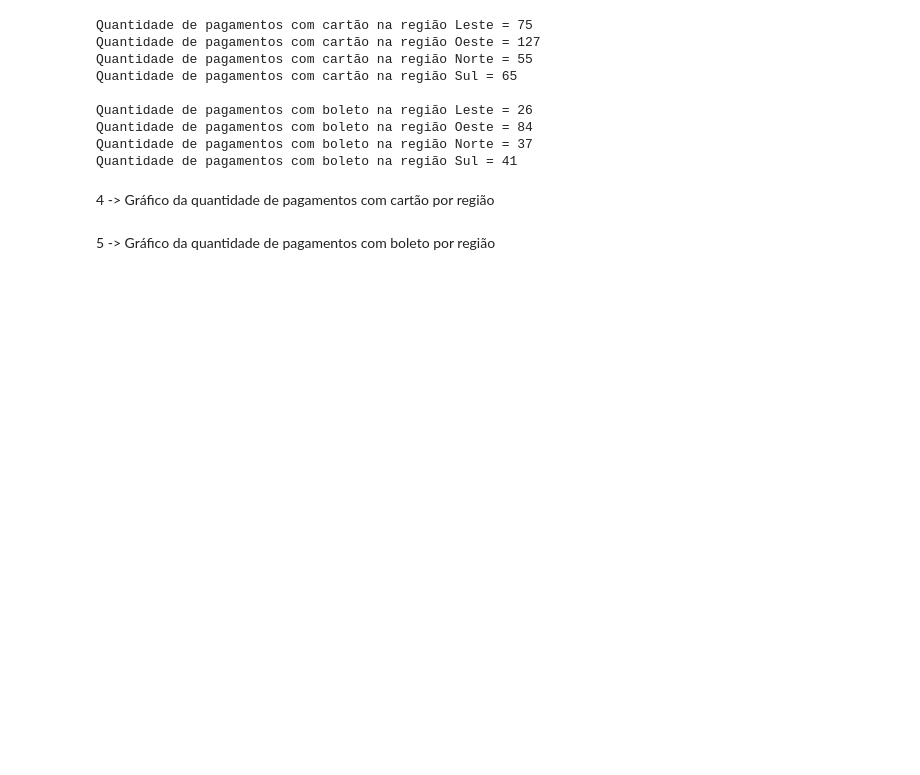
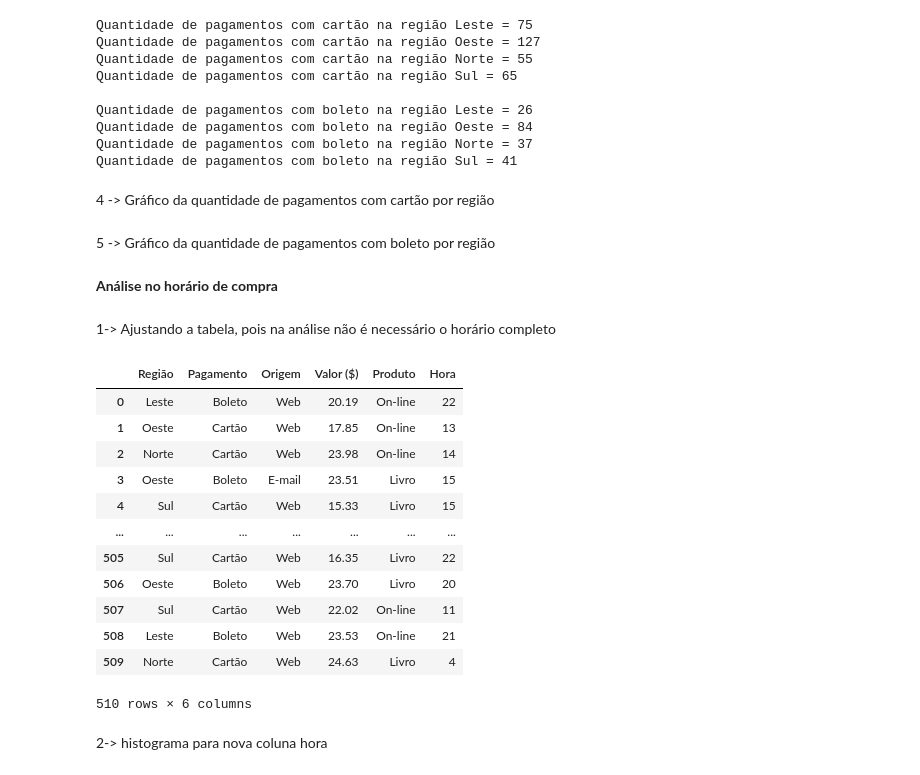
Before and after one commit to minhoca17/Analise, a Jupyter notebook: Análise.ipynb, the cells around one changed output. Saved outputs shown, nothing was run; the diff lists cells and outputs as text; code cells hidden in the pictures; blank space fills up the shorter version.

Commit message:
Análise de dados

```diff
--- a/Análise.ipynb
+++ b/Análise.ipynb
@@ -328,3 +313,29 @@ Figura_4.update_layout(
     height=500  # Altura do gráfico
 )
 Figura_4.show()
+# %% [markdown]
+**Análise no horário de compra**
+# %% [markdown]
+1-> Ajustando a tabela, pois na análise não é necessário o horário completo
+# %%
+# Extrair a parte da hora e atribuir a uma nova coluna 'Hora'
+df['Hora'] = df['Horário'].apply(lambda x: x.hour)
+# Tirar da tabela a parte do horário
+df.drop(columns=['Horário'], inplace = True)
+df
+# %% [output]
+|  | Região | Pagamento | Origem | Valor ($) | Produto | Hora |
+| 0 | Leste | Boleto | Web | 20.19 | On-line | 22 |
+| 1 | Oeste | Cartão | Web | 17.85 | On-line | 13 |
+| 2 | Norte | Cartão | Web | 23.98 | On-line | 14 |
+| 3 | Oeste | Boleto | E-mail | 23.51 | Livro | 15 |
+| 4 | Sul | Cartão | Web | 15.33 | Livro | 15 |
+| ... | ... | ... | ... | ... | ... | ... |
+| 505 | Sul | Cartão | Web | 16.35 | Livro | 22 |
+| 506 | Oeste | Boleto | Web | 23.70 | Livro | 20 |
+| 507 | Sul | Cartão | Web | 22.02 | On-line | 11 |
+| 508 | Leste | Boleto | Web | 23.53 | On-line | 21 |
+| 509 | Norte | Cartão | Web | 24.63 | Livro | 4 |
+510 rows × 6 columns
+# %% [markdown]
+2-> histograma para nova coluna hora
```
Also changed, not shown: parts of 3 cells of this notebook.
